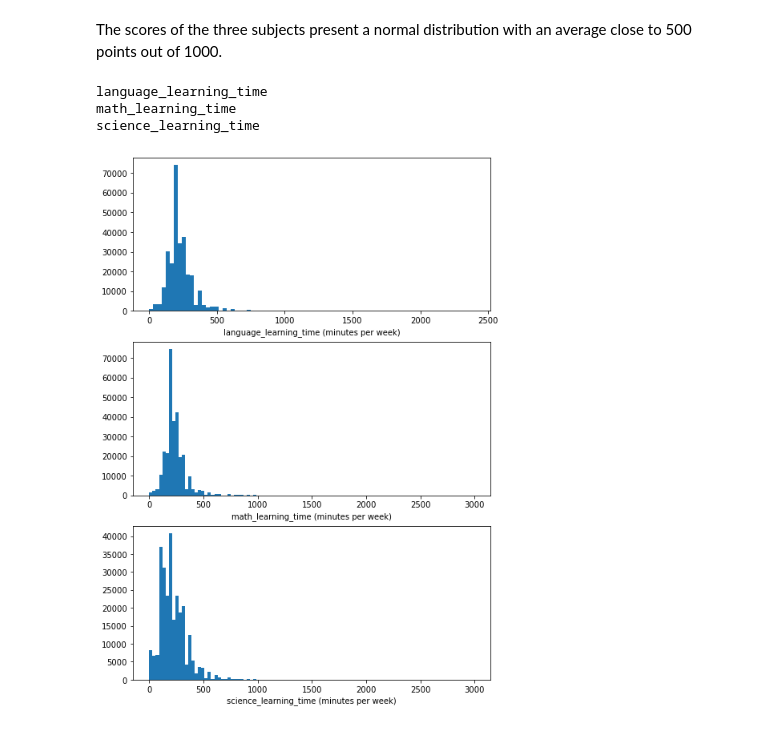
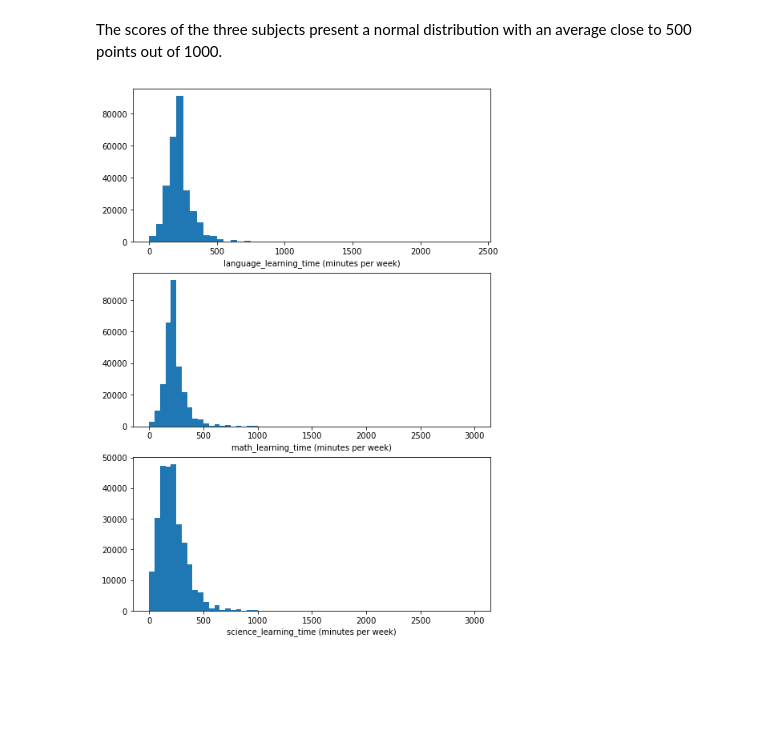
Before and after one commit to rubenvf/Comunicate-PISA-Findings, a Jupyter notebook: pisa_exploration.ipynb, the cells around one changed output. Cells and saved outputs as stored; diff of their text form; code cells hidden in the pictures; blank space fills up the shorter version.

```diff
--- a/pisa_exploration.ipynb
+++ b/pisa_exploration.ipynb
@@ -108,18 +114,14 @@ The scores of the three subjects present a normal distribution with an average c
 # %%
 # re-plot the distribution of time studying.
 fig, ax = plt.subplots(nrows=3, figsize = [8,12])
-bin_size = 30
+bin_size = 50
 variables = ['language_learning_time', 'math_learning_time', 'science_learning_time']
 for i in range(len(variables)):
     var = variables[i]
-    print(var)
     bins = np.arange(np.nanmin(df[var]), np.nanmax(df[var])+bin_size, bin_size)
     ax[i].hist(data = df, x = var, bins = bins)
     ax[i].set_xlabel('{} (minutes per week)'.format(var))
 
 plt.show()
 # %% [output]
-language_learning_time
-math_learning_time
-science_learning_time
-[figure, old version]
+[figure, new version]
```
Also changed, not shown: parts of 21 cells of this notebook.
